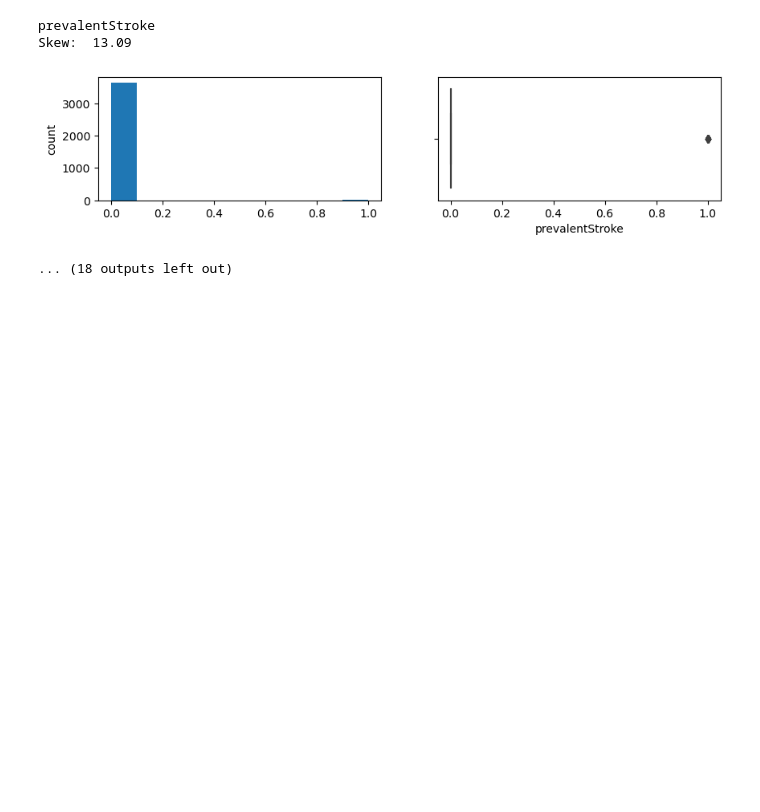
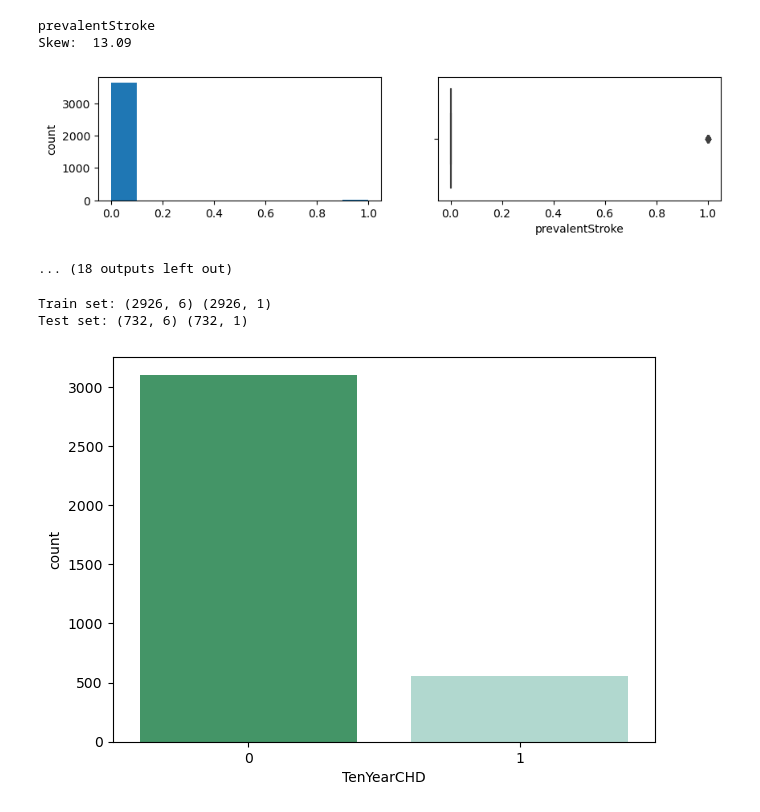
Before and after one commit to Karush2807/Ml-Projects, a Jupyter notebook: heartDisease Prediction/main.ipynb, the cells around one changed output. Cells and saved outputs as stored; diff of their text form; code cells hidden in the pictures; blank space fills up the shorter version.

```diff
--- a/heartDisease Prediction/main.ipynb
+++ b/heartDisease Prediction/main.ipynb
@@ -118,3 +118,28 @@ prevalentStroke
 Skew:  13.09
 [figure]
 ... (18 outputs left out)
+# %%
+#splitting the dataset into train, test
+x=np.asarray(copyData[['age', 'sex_male', 'cigsPerDay', 'totChol', 'sysBP', 'glucose']])
+y=np.asarray(copyData[['TenYearCHD']])
+
+#normalisation of data
+x=preprocessing.StandardScaler().fit(x).transform(x)
+
+#train/test/split performing operaitons
+from sklearn.model_selection import train_test_split
+x_train, x_test, y_train, y_test=train_test_split(x, y, test_size=0.2, random_state=4)
+
+print ('Train set:', x_train.shape,  y_train.shape)
+print ('Test set:', x_test.shape,  y_test.shape)
+# %% [output]
+Train set: (2926, 6) (2926, 1)
+Test set: (732, 6) (732, 1)
+# %%
+#performing some eda
+
+plt.figure(figsize=(7, 5))
+sns.countplot(x='TenYearCHD', data=copyData, palette="BuGn_r")
+plt.show()
+# %% [output]
+[figure, added]
```
Also changed, not shown: parts of 3 cells of this notebook.
